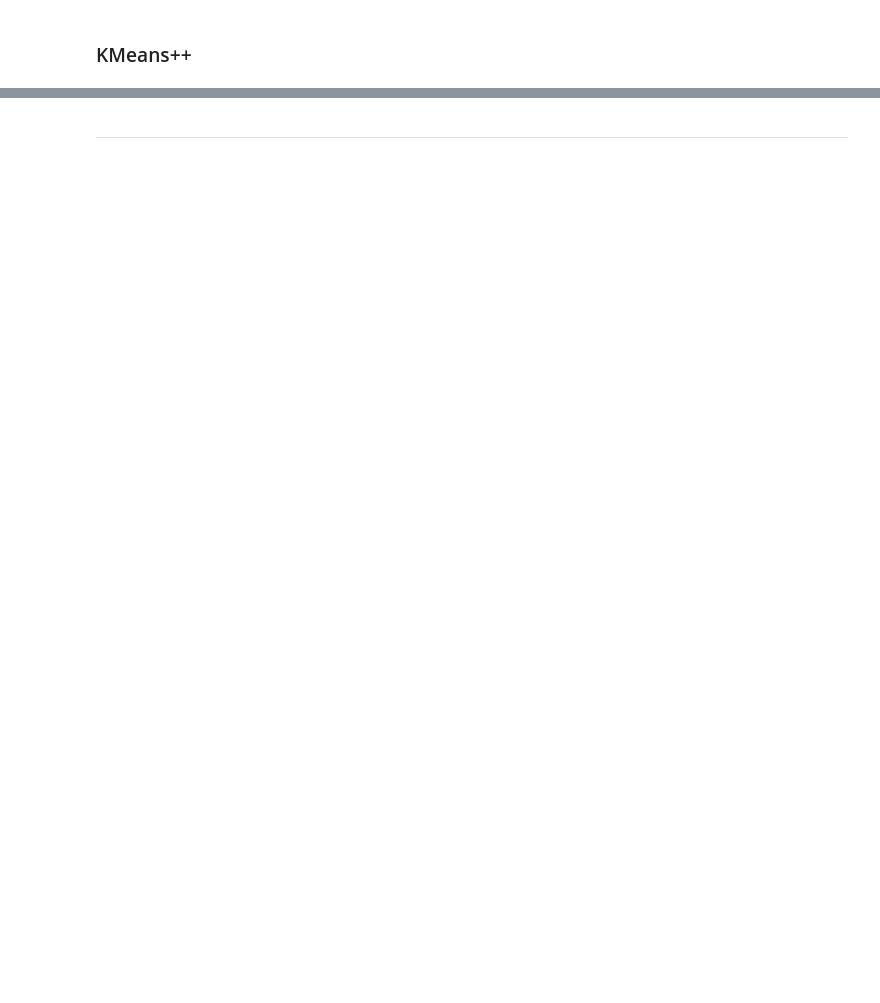
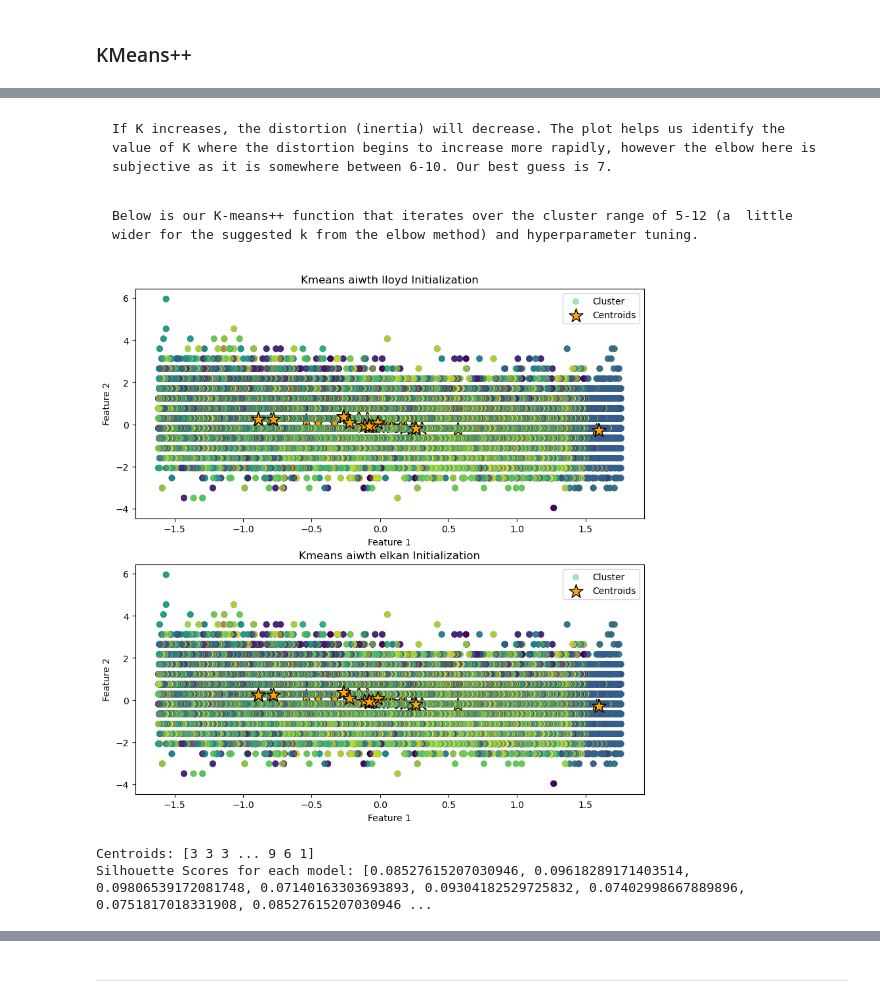
Before and after one commit to Mcusac/OnlineNewsPopML, a Jupyter notebook: 3 - Clustering, Association Rules, or Recommenders/Clustering(RoughDraft).ipynb, the cells around one changed output, grey strips where cells are left out. Drawn from its saved outputs; the diff is of its cells as text; code cells hidden in the pictures; blank space fills up the shorter version.

```diff
--- a/3 - Clustering, Association Rules, or Recommenders/Clustering(RoughDraft).ipynb
+++ b/3 - Clustering, Association Rules, or Recommenders/Clustering(RoughDraft).ipynb
@@ -269,0 +339,46 @@ Distortion: 2106016.87
+# %% [markdown]
+    If K increases, the distortion (inertia) will decrease. The plot helps us identify the value of K where the distortion begins to increase more rapidly, however the elbow here is subjective as it is somewhere between 6-10. Our best guess is 7.
+# %% [markdown]
+    Below is our K-means++ function that iterates over the cluster range of 5-12 (a  little wider for the suggested k from the elbow method) and hyperparameter tuning.
+# %%
+# 8 K-Means++ Tuning
+
+# hyper-parameter tuning
+n_clusters_range = range(5, 12)
+algorithms =["lloyd", "elkan"]
+n_init = 'auto' # must be this way for kmeans++
+max_iter = 300 # default for max iterations to convergence
+
+# function to iterate over the cluster range and hyper-parameter tuning
+def kmeans_silhouette(df1_std, n_clusters=n_clusters_range, algorithms=algorithms, n_init=n_init, max_iter=300, plot=True):
+    # silhouette score recording
+    silhouette_scores = []
+    fig, axs = plt.subplots(len(algorithms), 1, figsize=(10,5*len(algorithms)))
+
+    for ax, algorithm in zip(axs, algorithms):
+        for n_clusters in n_clusters_range:
+            ax.set_title(f'Kmeans with {algorithm} Initialization')
+            kmeans = KMeans(init='k-means++', n_clusters=n_clusters, n_init=n_init, max_iter=max_iter, random_state=0)
+
+            kmeans.fit(df1_std)
+            # Calculate Silhouette Score
+            silhouette_scores.append(silhouette_score(df1_std, kmeans.labels_))
+            # Plot clustered data and centroids
+            ax.scatter(df1_std[:, 0], df1_std[:, 1], c=kmeans.labels_, alpha=0.5)
+            ax.scatter(kmeans.cluster_centers_[:, 0], kmeans.cluster_centers_[:, 1], s=250, marker='*', c='orange', edgecolor='black', label='Centroids')
+            ax.legend(["Cluster", "Centroids"], loc='best')
+            ax.set_xlabel('Feature 1')
+            ax.set_ylabel('Feature 2')
+    plt.show()
+    return kmeans.labels_, kmeans.cluster_centers_, silhouette_scores
+
+######################################################
+# Assuming you have 'df1_std' and 'n_clusters_range' defined
+labels, centers, scores = kmeans_silhouette(df1_std, n_clusters_range)
+print("Centroids:", labels)
+# print("Cluster Centers:", centers)
+print("Silhouette Scores for each model:", scores)
+# %% [output]
+[figure, added]
+Centroids: [3 3 3 ... 9 6 1]
+Silhouette Scores for each model: [0.08527615207030946, 0.09618289171403514, 0.09806539172081748, 0.07140163303693893, 0.09304182529725832, 0.07402998667889896, 0.0751817018331908, 0.08527615207030946 ...
```
Also changed, not shown: parts of 77 cells of this notebook.
